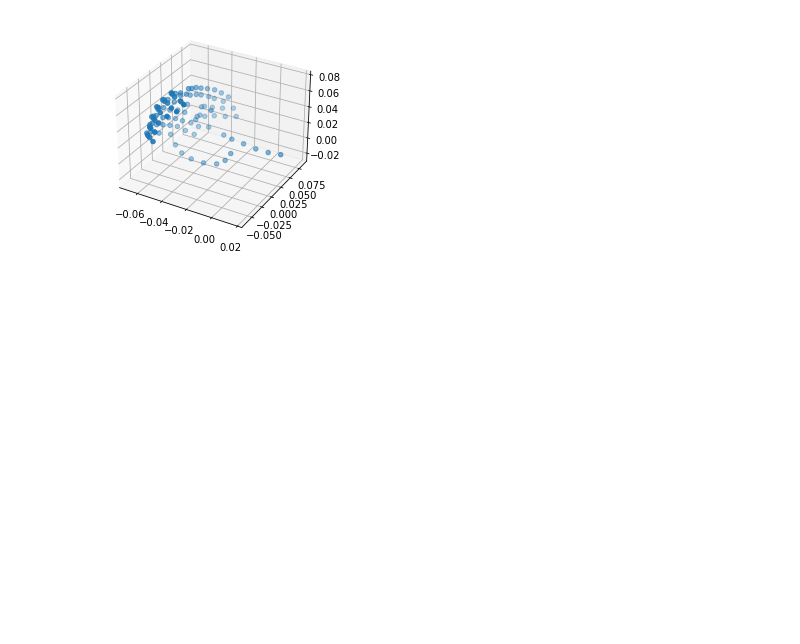
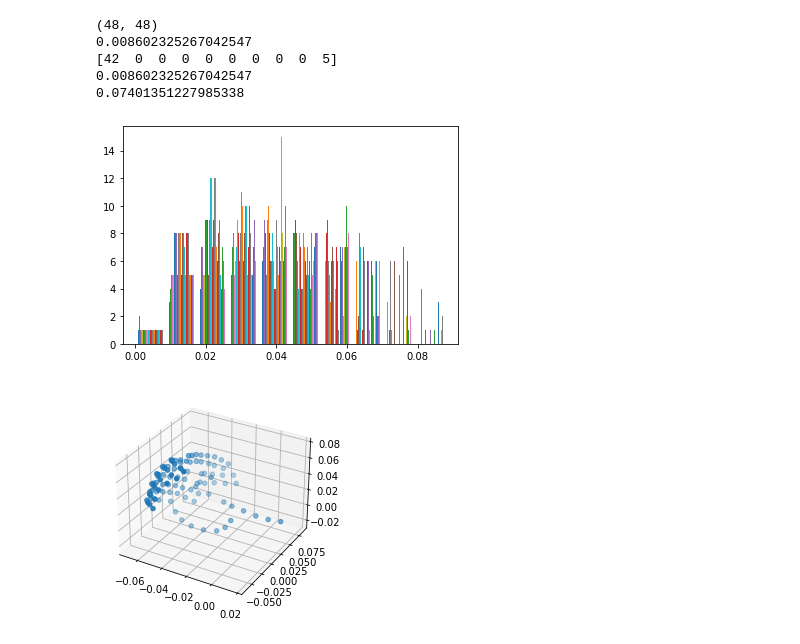
Before and after one commit to mefogarty/biploar_ref_ieeg, a Jupyter notebook: sandbox.ipynb, the cells around one changed output. Drawn from its saved outputs; the diff is of its cells as text; code cells hidden in the pictures; blank space fills up the shorter version.

```diff
--- a/sandbox.ipynb
+++ b/sandbox.ipynb
@@ -62,3 +81,38 @@ padDistances
+# %%
+topTri = np.triu(padDistances)
+print(np.shape(topTri))
+topTriFlat = topTri.flatten()
+topTriFlat[topTriFlat == 0] = np.nan
+
+print(np.nanmin(topTriFlat))
+
+#_ = plt.hist(topTriFlat,bins=1000)  # arguments are passed to np.histogram
+#plt.show()
+
+#plt.imshow(padDistances)
+
+NN1 = np.diagonal(padDistances,offset=1)
+hist, bin_edges = np.histogram(NN1)
+print(hist)
+print(bin_edges[0])
+print(bin_edges[-1])
+# %% [output]
+(48, 48)
+0.008602325267042547
+[42  0  0  0  0  0  0  0  0  5]
+0.008602325267042547
+0.07401351227985338
+# %%
+import seaborn as sns
+
+padDistancesArray = pd.DataFrame(padDistances).to_numpy()
+
+np.histogram(padDistancesArray)
+
+_ = plt.hist(padDistancesArray)  # arguments are passed to np.histogram
+plt.show()
+# %% [output]
+[figure, added]
 # %%
 dist = DistanceMetric.get_metric('euclidean')
 #dist.pairwise(df[['x_coord','y_coord','z_coord']].to_numpy())
```
Also changed, not shown: parts of 3 cells of this notebook.
